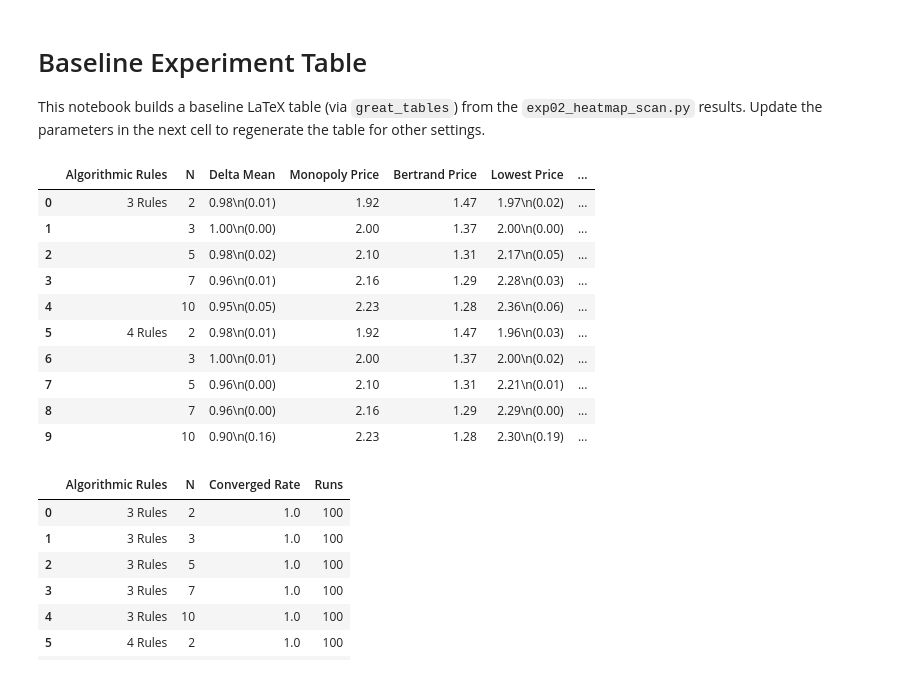
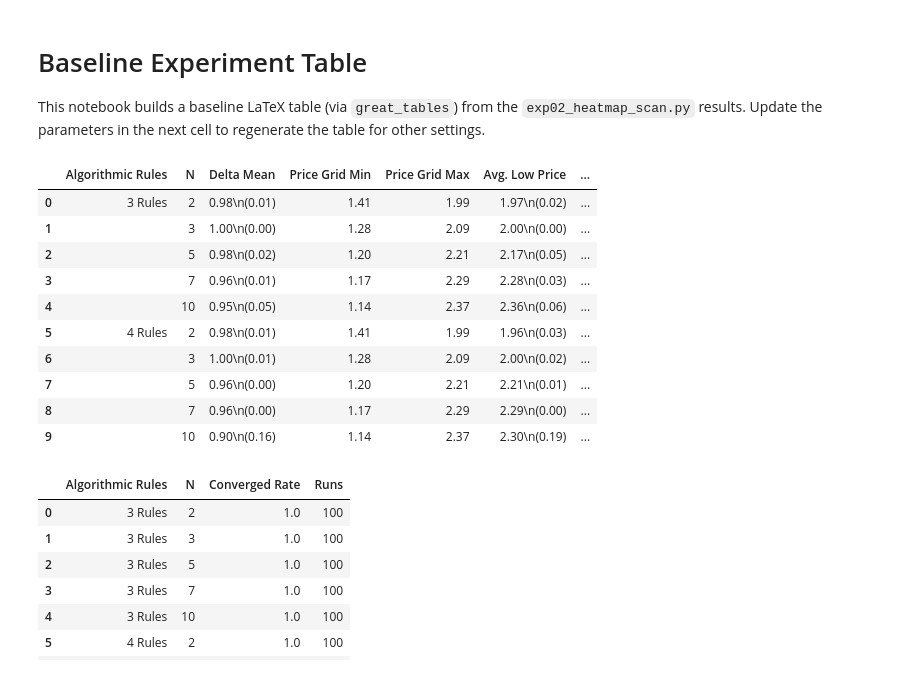
Before and after one commit to Six-Persimmon/Amazon_BuyBox_Reinforcement_Learning, a Jupyter notebook: pricing_marl/analysis/tab_exp_res_pub.ipynb, the cells around one changed output. Drawn from its saved outputs; the diff is of its cells as text; code cells hidden in the pictures.

```diff
--- a/pricing_marl/analysis/tab_exp_res_pub.ipynb
+++ b/pricing_marl/analysis/tab_exp_res_pub.ipynb
@@ -108,6 +108,11 @@ def summarize_experiment(exp_dir: Path, rules_label: str, rule_ids: list[int], n
             cfg["a0"],
             cfg["c_val"],
         )
+
+        step = (p_monopoly - p_nash) / (cfg["num_grids"] - 3)
+        price_grid = np.linspace(p_nash - step, p_monopoly + step, cfg["num_grids"])
+        if price_grid[0] < cfg["c_val"]:
+            price_grid[0] = cfg["c_val"]
 
         deltas = []
         episodes = []
@@ -142,8 +147,8 @@ def summarize_experiment(exp_dir: Path, rules_label: str, rule_ids: list[int], n
                 "N": n,
                 "Delta Mean": delta_mean,
                 "Delta SD": delta_sd,
-                "Monopoly Price": float(p_monopoly),
-                "Bertrand Price": float(p_nash),
+                "Price Grid Min": float(price_grid[0]),
+                "Price Grid Max": float(price_grid[-1]),
                 "Lowest Price Mean": lowest_price_mean,
                 "Lowest Price SD": lowest_price_sd,
                 "Time to Converge": int(round(np.mean(episodes))),
@@ -240,49 +245,49 @@ baseline_df = baseline_df.sort_values(["Algorithmic Rules", "N"], ascending=[Tru
 baseline_df["Algorithmic Rules"] = baseline_df["Algorithmic Rules"].mask(
     baseline_df["Algorithmic Rules"].duplicated(), ""
 )
 
 # Format Delta and Lowest Price with SD on the next line: mean then (sd)
 baseline_df["Delta Mean"] = baseline_df.apply(
     lambda r: f"{r['Delta Mean']:.2f}\n({r['Delta SD']:.2f})",
     axis=1,
 )
 
-baseline_df["Lowest Price"] = baseline_df.apply(
+baseline_df["Avg. Low Price"] = baseline_df.apply(
     lambda r: f"{r['Lowest Price Mean']:.2f}\n({r['Lowest Price SD']:.2f})",
     axis=1,
 )
 
 baseline_df = baseline_df.drop(columns=["Delta SD", "Lowest Price Mean", "Lowest Price SD"])
 baseline_df = baseline_df[[
     "Algorithmic Rules",
     "N",
     "Delta Mean",
-    "Monopoly Price",
-    "Bertrand Price",
-    "Lowest Price",
+    "Price Grid Min",
+    "Price Grid Max",
+    "Avg. Low Price",
     # "Time to Converge",
     "Nash Equilibrium Rate",
     "State Robust Rate",
     # "Robust Nash Equilibrium Rate",
 ]]
-for col in ["Monopoly Price", "Bertrand Price"]:
+for col in ["Price Grid Min", "Price Grid Max"]:
     baseline_df[col] = baseline_df[col].round(2)
 
 
 # Display raw data for quick debugging
 baseline_df
 # %% [output]
-|  | Algorithmic Rules | N | Delta Mean | Monopoly Price | Bertrand Price | Lowest Price | ... |
-| 0 | 3 Rules | 2 | 0.98\n(0.01) | 1.92 | 1.47 | 1.97\n(0.02) | ... |
-| 1 |  | 3 | 1.00\n(0.00) | 2.00 | 1.37 | 2.00\n(0.00) | ... |
-| 2 |  | 5 | 0.98\n(0.02) | 2.10 | 1.31 | 2.17\n(0.05) | ... |
-| 3 |  | 7 | 0.96\n(0.01) | 2.16 | 1.29 | 2.28\n(0.03) | ... |
-| 4 |  | 10 | 0.95\n(0.05) | 2.23 | 1.28 | 2.36\n(0.06) | ... |
-| 5 | 4 Rules | 2 | 0.98\n(0.01) | 1.92 | 1.47 | 1.96\n(0.03) | ... |
-| 6 |  | 3 | 1.00\n(0.01) | 2.00 | 1.37 | 2.00\n(0.02) | ... |
-| 7 |  | 5 | 0.96\n(0.00) | 2.10 | 1.31 | 2.21\n(0.01) | ... |
-| 8 |  | 7 | 0.96\n(0.00) | 2.16 | 1.29 | 2.29\n(0.00) | ... |
-| 9 |  | 10 | 0.90\n(0.16) | 2.23 | 1.28 | 2.30\n(0.19) | ... |
+|  | Algorithmic Rules | N | Delta Mean | Price Grid Min | Price Grid Max | Avg. Low Price | ... |
+| 0 | 3 Rules | 2 | 0.98\n(0.01) | 1.41 | 1.99 | 1.97\n(0.02) | ... |
+| 1 |  | 3 | 1.00\n(0.00) | 1.28 | 2.09 | 2.00\n(0.00) | ... |
+| 2 |  | 5 | 0.98\n(0.02) | 1.20 | 2.21 | 2.17\n(0.05) | ... |
+| 3 |  | 7 | 0.96\n(0.01) | 1.17 | 2.29 | 2.28\n(0.03) | ... |
+| 4 |  | 10 | 0.95\n(0.05) | 1.14 | 2.37 | 2.36\n(0.06) | ... |
+| 5 | 4 Rules | 2 | 0.98\n(0.01) | 1.41 | 1.99 | 1.96\n(0.03) | ... |
+| 6 |  | 3 | 1.00\n(0.01) | 1.28 | 2.09 | 2.00\n(0.02) | ... |
+| 7 |  | 5 | 0.96\n(0.00) | 1.20 | 2.21 | 2.21\n(0.01) | ... |
+| 8 |  | 7 | 0.96\n(0.00) | 1.17 | 2.29 | 2.29\n(0.00) | ... |
+| 9 |  | 10 | 0.90\n(0.16) | 1.14 | 2.37 | 2.30\n(0.19) | ... |
 # %%
 # Convergence check (should be all 1.0)
 converged_rows = []
```
Also changed, not shown: parts of 2 cells of this notebook, 4 other files.
